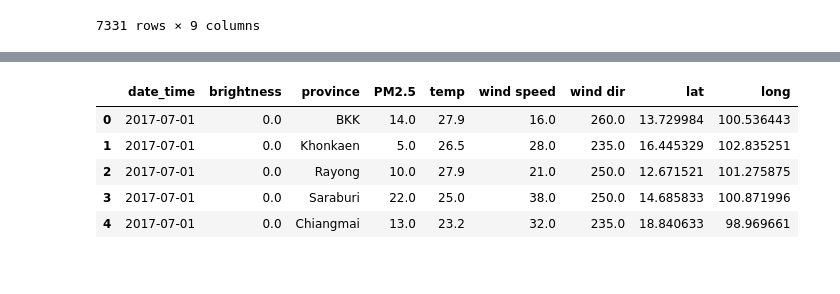
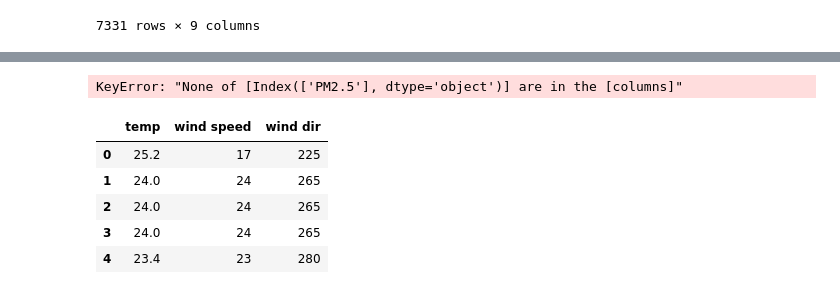
Before and after one commit to NKIKK/ProjectPM2-5_aGroup, a Jupyter notebook: model.ipynb, the cells around one changed output, grey strips where cells are left out. Cells and saved outputs as stored; diff of their text form; code cells hidden in the pictures.

```diff
--- a/model.ipynb
+++ b/model.ipynb
@@ -166,3 +167,10 @@ from sklearn.metrics import mean_squared_error
 from statsmodels.tsa.statespace.sarimax import SARIMAX
 from statsmodels.tsa.stattools import adfuller
 from statsmodels.tools.eval_measures import rmse
+# %%
+# df_test = pd.read_csv('Chiangmai_clean.csv')
+df_test = pd.read_csv('BKK_clean.csv')
+df_test = df_test.iloc[:,1:]
+df_test['date_time'] = pd.to_datetime(df_test['date_time'])
+df_test.dropna(axis=1,inplace=True)
+df_test.head()
@@ -169,9 +223,14 @@ from statsmodels.tools.eval_measures import rmse
+# %%
+train_X, train_y = df_train.loc[:,['temp','wind speed','wind dir']], df_train.loc[:,['PM2.5']]
+test_X, test_y = df_test.loc[:,['temp','wind speed','wind dir']], df_test.loc[:,['PM2.5']]
+# %% [output]
+KeyError: "None of [Index(['PM2.5'], dtype='object')] are in the [columns]"
 # %%
-df.head()
+test_X.head()
 # %% [output]
-|  | date_time | brightness | province | PM2.5 | temp | wind speed | wind dir | lat | long |
-| 0 | 2017-07-01 | 0.0 | BKK | 14.0 | 27.9 | 16.0 | 260.0 | 13.729984 | 100.536443 |
-| 1 | 2017-07-01 | 0.0 | Khonkaen | 5.0 | 26.5 | 28.0 | 235.0 | 16.445329 | 102.835251 |
-| 2 | 2017-07-01 | 0.0 | Rayong | 10.0 | 27.9 | 21.0 | 250.0 | 12.671521 | 101.275875 |
-| 3 | 2017-07-01 | 0.0 | Saraburi | 22.0 | 25.0 | 38.0 | 250.0 | 14.685833 | 100.871996 |
-| 4 | 2017-07-01 | 0.0 | Chiangmai | 13.0 | 23.2 | 32.0 | 235.0 | 18.840633 | 98.969661 |
+|  | temp | wind speed | wind dir |
+| 0 | 25.2 | 17 | 225 |
+| 1 | 24.0 | 24 | 265 |
+| 2 | 24.0 | 24 | 265 |
+| 3 | 24.0 | 24 | 265 |
+| 4 | 23.4 | 23 | 280 |
```
Also changed, not shown: parts of 10 cells of this notebook.
